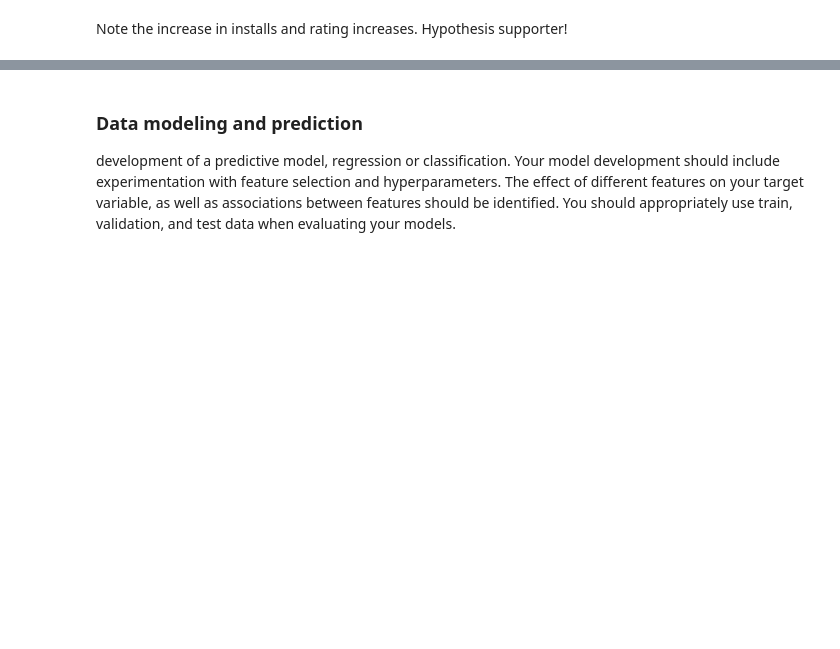
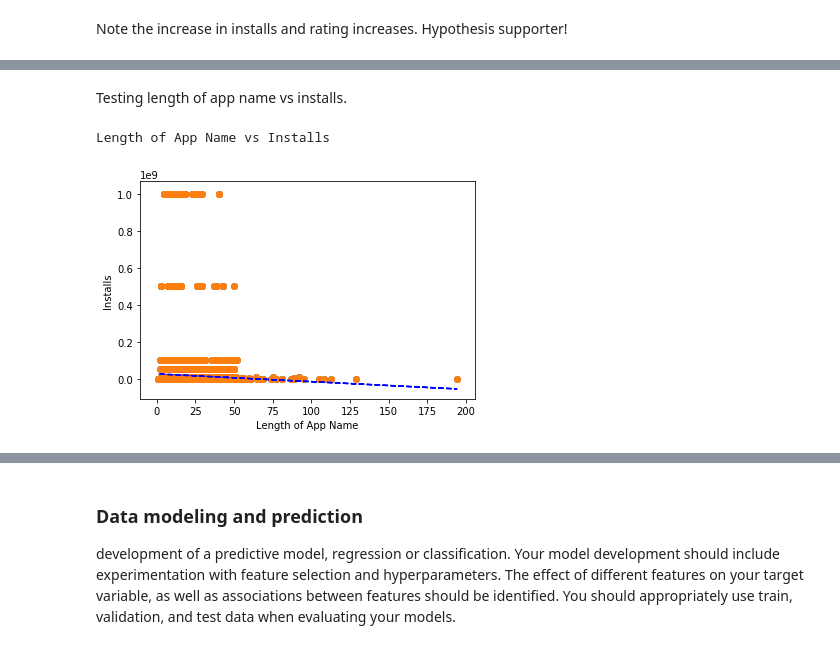
Before and after one commit to gagandaroach/DataScienceIntro, a Jupyter notebook: finalproj/Final Project.ipynb, the cells around one changed output, grey strips where cells are left out. Cells and saved outputs as stored; diff of their text form; code cells hidden in the pictures; blank space fills up the shorter version.

```diff
--- a/finalproj/Final Project.ipynb
+++ b/finalproj/Final Project.ipynb
@@ -562,0 +996,20 @@ plt.show()
+# %% [markdown]
+Testing length of app name vs installs.
+# %%
+plt.scatter(norm_apps_df['App Name'].apply(lambda x : len(x)), norm_apps_df['Installs'])
+
+x = norm_apps_df['App Name'].apply(lambda x : len(x))
+y = norm_apps_df['Installs']
+
+plt.scatter(x, y)
+plt.xlabel("Length of App Name")
+plt.ylabel("Installs")
+z = np.polyfit(x, y, 1)
+p = np.poly1d(z)
+plt.plot(x, p(x), "b--")
+
+print('Length of App Name vs Installs')
+plt.show()
+# %% [output]
+Length of App Name vs Installs
+[figure, added]
```
Also changed, not shown: parts of 99 cells of this notebook, 1 other file.
